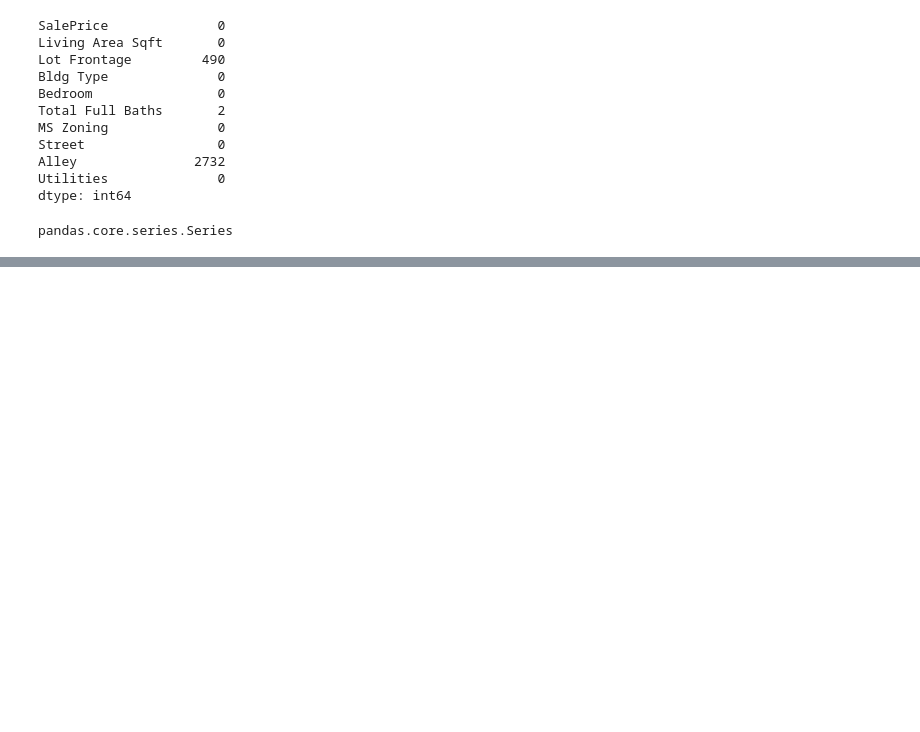
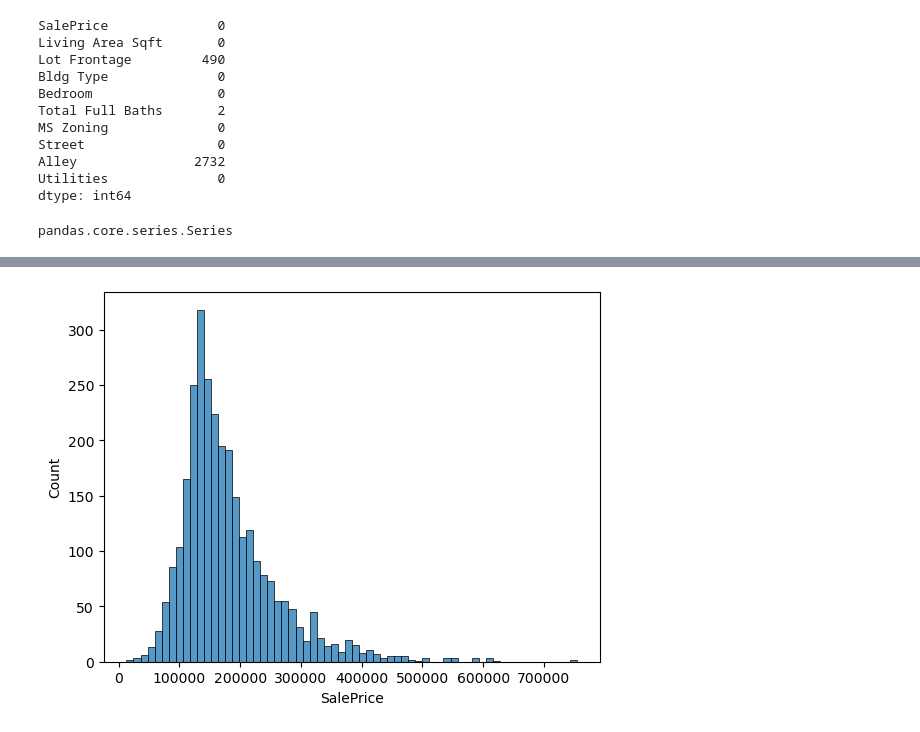
Before and after one commit to Rovidicus/Deployment, a Jupyter notebook: ames_ML.ipynb, the cells around one changed output, grey strips where cells are left out. Cells and saved outputs as stored; diff of their text form; code cells hidden in the pictures; blank space fills up the shorter version.

```diff
--- a/ames_ML.ipynb
+++ b/ames_ML.ipynb
@@ -119,0 +125,11 @@ pandas.core.series.Series
+# %%
+# Making function for producing histogram plot
+def plot_hist(df, column):
+    fig, ax = plt.subplots()
+    sns.histplot(data=df,x=column)
+    return fig
+# %%
+# Test the function
+fig = plot_hist(df, "SalePrice")
+# %% [output]
+[figure, added]
```
Also changed, not shown: parts of 11 cells of this notebook, 1 other file.
